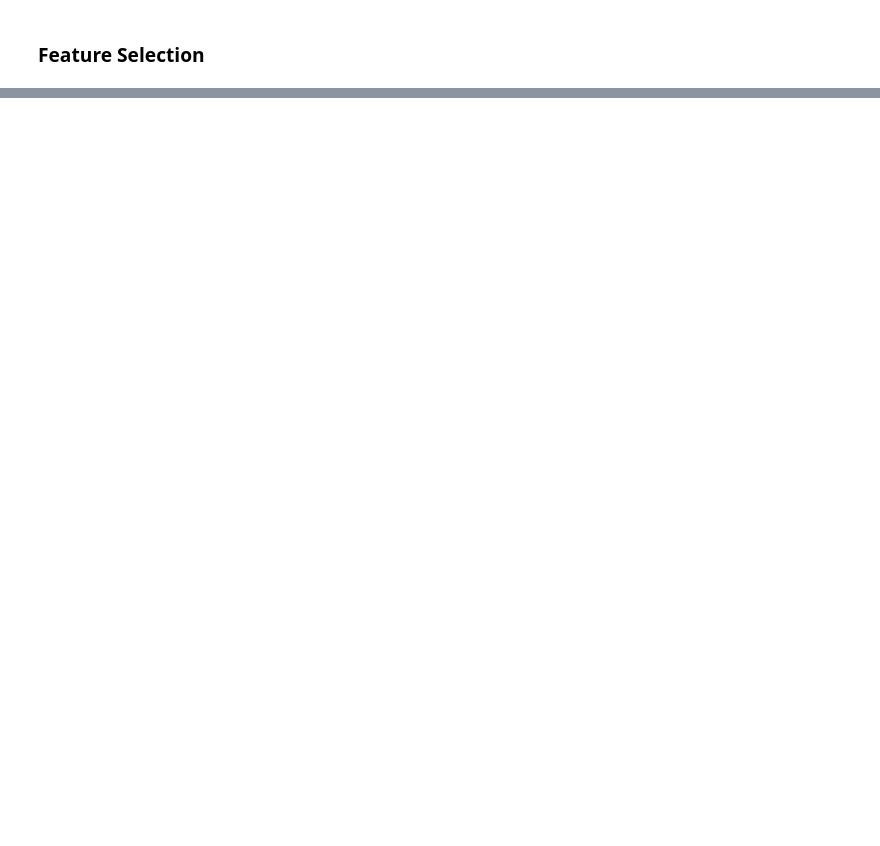
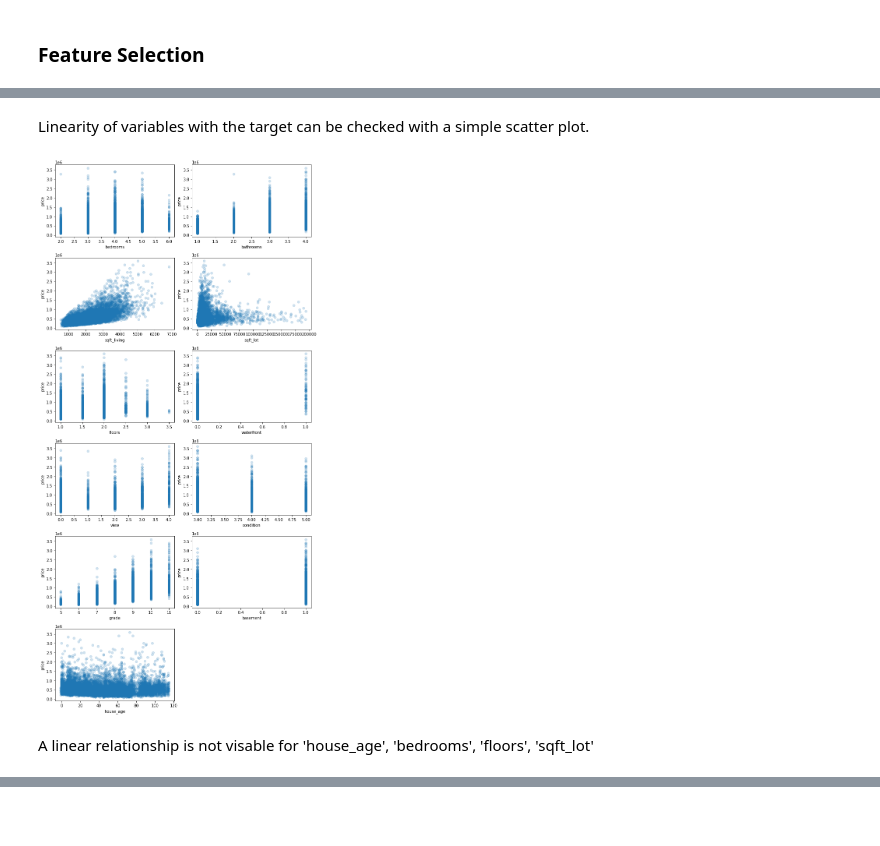
Before and after one commit to whyyoutoo/King-County-Regression-Analysis, a Jupyter notebook: king-county-regression-analysis.ipynb, the cells around one changed output, grey strips where cells are left out. Saved outputs shown, nothing was run; the diff lists cells and outputs as text; code cells hidden in the pictures; blank space fills up the shorter version.

```diff
--- a/king-county-regression-analysis.ipynb
+++ b/king-county-regression-analysis.ipynb
@@ -97,0 +534,2 @@ df.rename(columns = {'sqft_basement': 'basement'}, inplace = True)
+# %%
+baseX = X_train_num.drop(['sqft_above', 'sqft_lot15', 'sqft_living15'], axis = 1)
@@ -97,0 +555,16 @@ df.rename(columns = {'sqft_basement': 'basement'}, inplace = True)
+# %% [markdown]
+Linearity of variables with the target can be checked with a simple scatter plot.
+# %%
+fig, axes = plt.subplots(ncols=2, nrows=6, figsize=(10, 20))
+fig.set_tight_layout(True)
+fig.delaxes(axes[5,1])
+
+for index, col in enumerate(baseX.columns):
+    ax = axes[index//2][index%2]
+    ax.scatter(baseX[col], y_train, alpha=0.2)
+    ax.set_xlabel(col)
+    ax.set_ylabel("price")
+# %% [output]
+[figure, added]
+# %% [markdown]
+A linear relationship is not visable for 'house_age', 'bedrooms', 'floors', 'sqft_lot'
```
Also changed, not shown: parts of 142 cells of this notebook.
